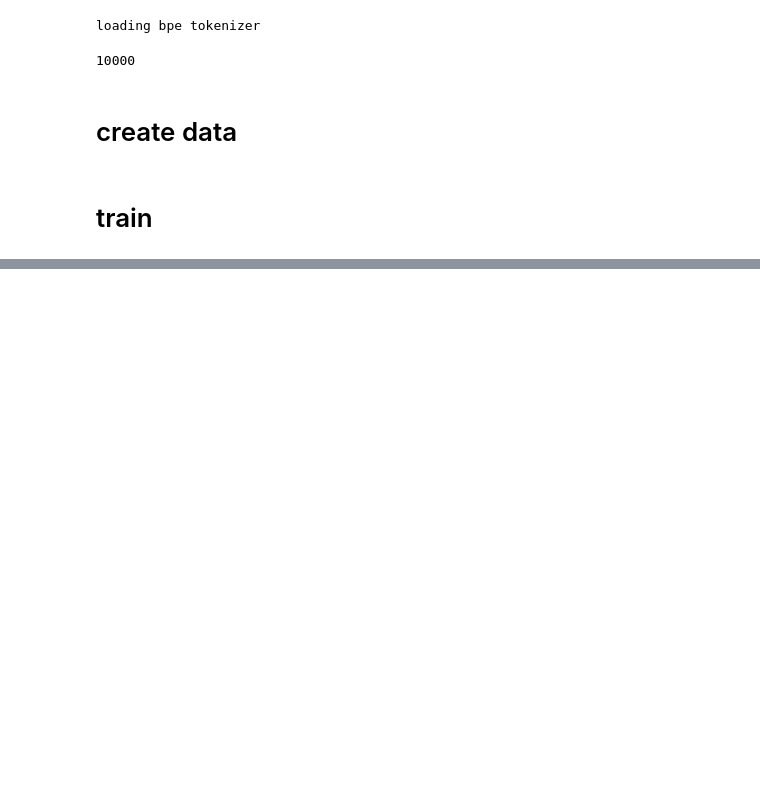
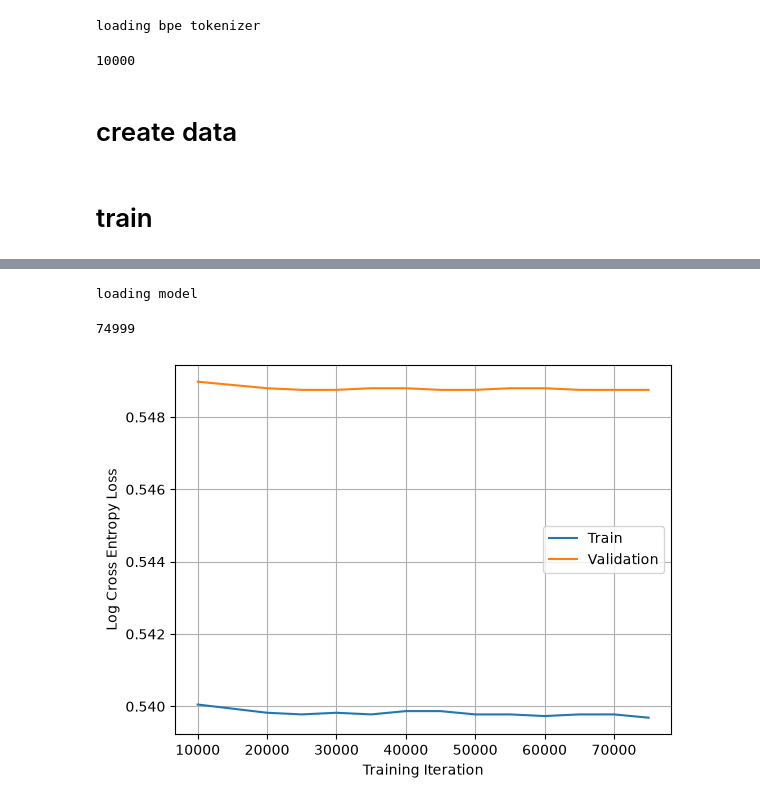
Before and after one commit to 17SingerAbel/cs336a1, a Jupyter notebook: train.ipynb, the cells around one changed output, grey strips where cells are left out. Saved outputs shown, nothing was run; the diff lists cells and outputs as text; code cells hidden in the pictures; blank space fills up the shorter version.

```diff
--- a/train.ipynb
+++ b/train.ipynb
@@ -199,0 +275,5 @@ KeyboardInterrupt:
+# %%
+import json
+
+with open("exp1_logs.json", "w") as f:
+    json.dump(logs, f)
@@ -199,0 +282,10 @@ KeyboardInterrupt:
+# %%
+with open("exp1_logs.json") as f:
+    logs = json.load(f)
+# %%
+
+print('loading model')
+run_load_checkpoint('checkpoints/75000_iteration', lm, optimizer)
+# %% [output]
+loading model
+74999
@@ -199,0 +326,35 @@ KeyboardInterrupt:
+# %%
+x_axis = [10000, 20000, 25000, 30000, 35000, 40000, 45000, 50000, 55000, 60000, 65000, 70000, 75000]
+valid_losses = []
+train_losses = []
+for itr in x_axis:
+    checkpoint_file = f'checkpoints/{itr}_iteration'
+    mean_valid_loss = get_checkpoint_loss(valid_data, checkpoint_file, lm, optimizer)
+    mean_train_loss = get_checkpoint_loss(train_data, checkpoint_file, lm, optimizer)
+    valid_losses.append(mean_valid_loss)
+    train_losses.append(mean_train_loss)
+# %%
+import matplotlib.pyplot as plt
+import numpy as np
+
+plt.figure()
+
+plt.plot(
+    x_axis,
+    np.log(train_losses),
+    label="Train"
+)
+
+plt.plot(
+    x_axis,
+    np.log(valid_losses),
+    label="Validation"
+)
+
+plt.xlabel("Training Iteration")
+plt.ylabel("Log Cross Entropy Loss")
+plt.legend()
+plt.grid()
+plt.show()
+# %% [output]
+[figure, added]
```
Also changed, not shown: parts of 8 cells of this notebook, 5 other files.
